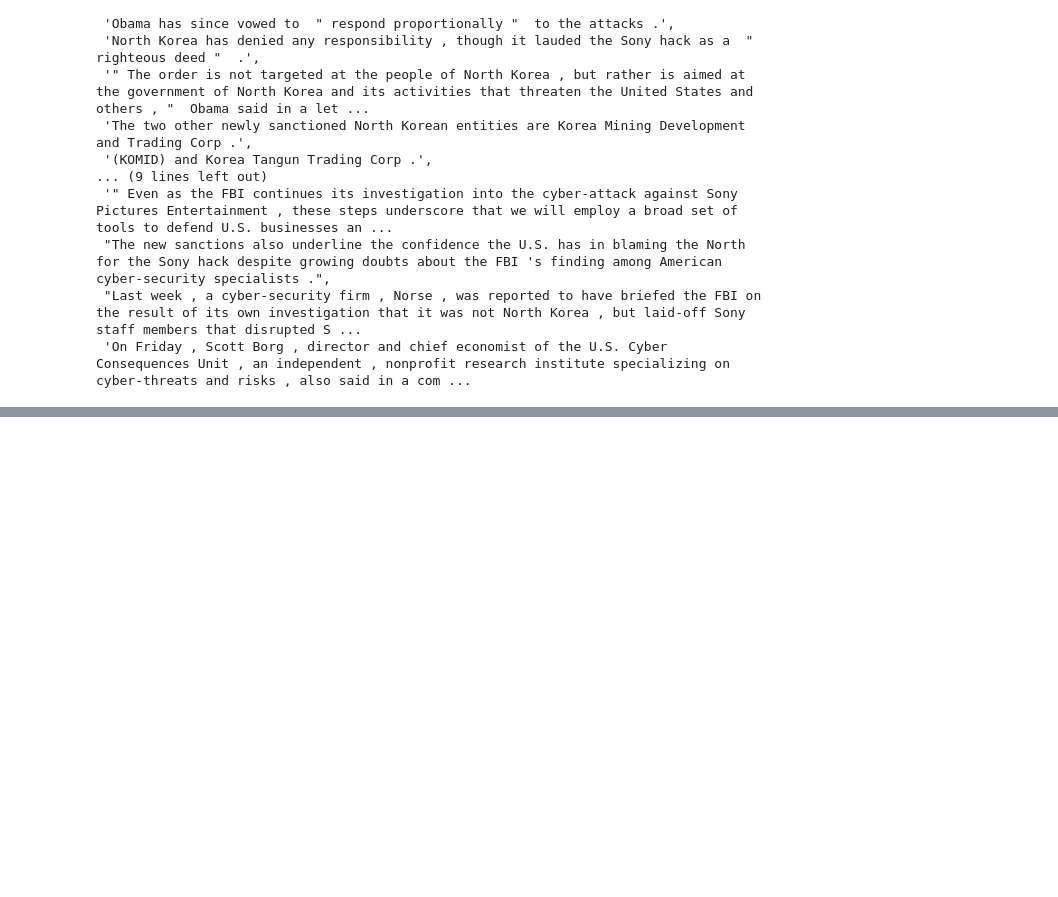
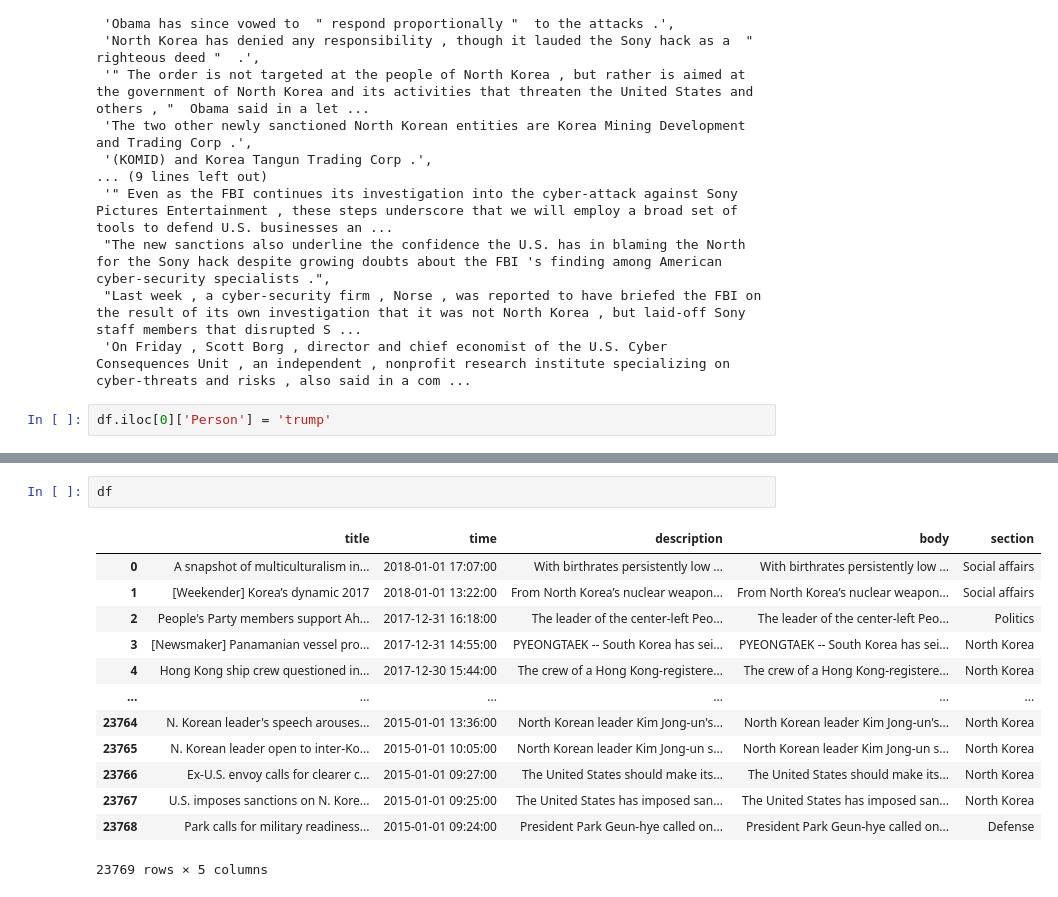
Before and after one commit to LeeDongYeun/news-stream-data-analysis, a Jupyter notebook: Untitled1.ipynb, the cells around one changed output, grey strips where cells are left out. Saved outputs shown, nothing was run; the diff lists cells and outputs as text; blank space fills up the shorter version.

```diff
--- a/Untitled1.ipynb
+++ b/Untitled1.ipynb
@@ -370,3 +371,5 @@ split_into_sentences('The United States announced retaliatory sanctions on North
  "The new sanctions also underline the confidence the U.S. has in blaming the North for the Sony hack despite growing doubts about the FBI 's finding among American cyber-security specialists .",
  "Last week , a cyber-security firm , Norse , was reported to have briefed the FBI on the result of its own investigation that it was not North Korea , but laid-off Sony staff members that disrupted S ...
  'On Friday , Scott Borg , director and chief economist of the U.S. Cyber Consequences Unit , an independent , nonprofit research institute specializing on cyber-threats and risks , also said in a com ...
+# %%
+df.iloc[0]['Person'] = 'trump'
@@ -372,0 +540,16 @@ split_into_sentences('The United States announced retaliatory sanctions on North
+# %%
+df
+# %% [output]
+|  | title | time | description | body | section |
+| 0 | A snapshot of multiculturalism in... | 2018-01-01 17:07:00 | With birthrates persistently low ... | With birthrates persistently low ... | Social affairs |
+| 1 | [Weekender] Korea’s dynamic 2017 | 2018-01-01 13:22:00 | From North Korea’s nuclear weapon... | From North Korea’s nuclear weapon... | Social affairs |
+| 2 | People's Party members support Ah... | 2017-12-31 16:18:00 | The leader of the center-left Peo... | The leader of the center-left Peo... | Politics |
+| 3 | [Newsmaker] Panamanian vessel pro... | 2017-12-31 14:55:00 | PYEONGTAEK -- South Korea has sei... | PYEONGTAEK -- South Korea has sei... | North Korea |
+| 4 | Hong Kong ship crew questioned in... | 2017-12-30 15:44:00 | The crew of a Hong Kong-registere... | The crew of a Hong Kong-registere... | North Korea |
+| ... | ... | ... | ... | ... | ... |
+| 23764 | N. Korean leader's speech arouses... | 2015-01-01 13:36:00 | North Korean leader Kim Jong-un's... | North Korean leader Kim Jong-un's... | North Korea |
+| 23765 | N. Korean leader open to inter-Ko... | 2015-01-01 10:05:00 | North Korean leader Kim Jong-un s... | North Korean leader Kim Jong-un s... | North Korea |
+| 23766 | Ex-U.S. envoy calls for clearer c... | 2015-01-01 09:27:00 | The United States should make its... | The United States should make its... | North Korea |
+| 23767 | U.S. imposes sanctions on N. Kore... | 2015-01-01 09:25:00 | The United States has imposed san... | The United States has imposed san... | North Korea |
+| 23768 | Park calls for military readiness... | 2015-01-01 09:24:00 | President Park Geun-hye called on... | President Park Geun-hye called on... | Defense |
+23769 rows × 5 columns
```
Also changed, not shown: parts of 20 cells of this notebook, 1 other file.
